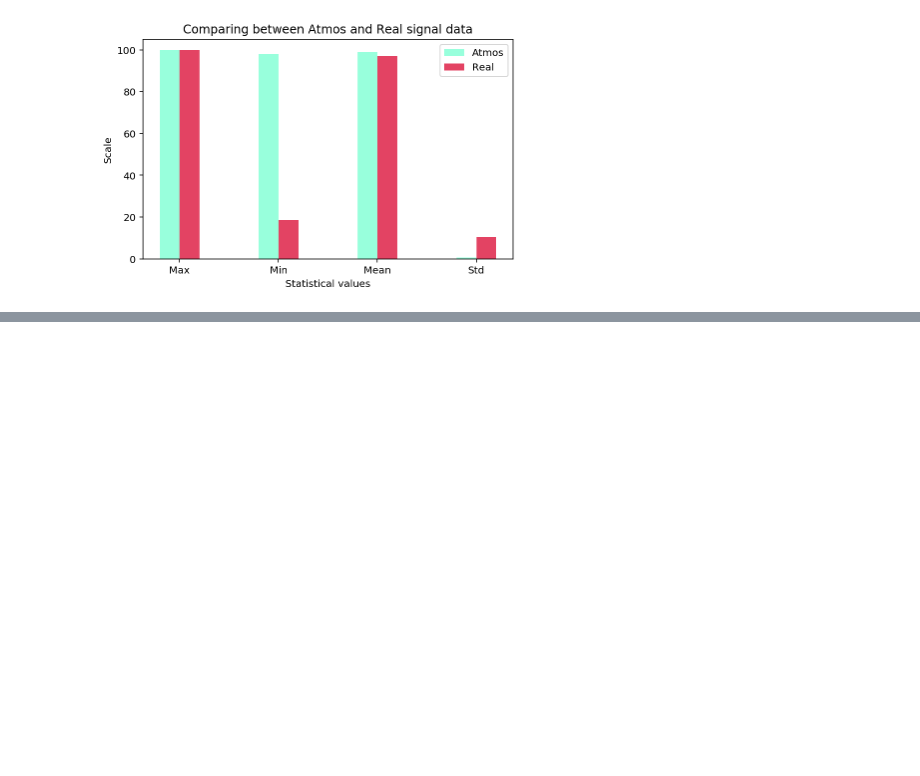
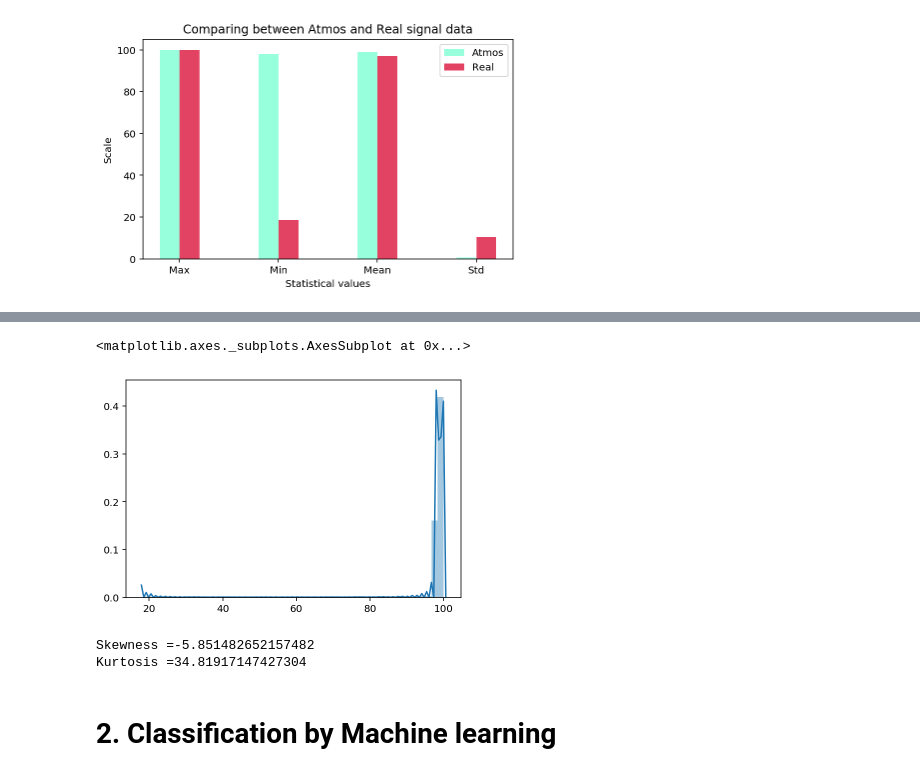
Before and after one commit to parinyad123/Anarmaly_Detection, a Jupyter notebook: anormaly.ipynb, the cells around one changed output, grey strips where cells are left out. Drawn from its saved outputs; the diff is of its cells as text; code cells hidden in the pictures; blank space fills up the shorter version.

```diff
--- a/anormaly.ipynb
+++ b/anormaly.ipynb
@@ -257,0 +210,15 @@ SyntaxError: invalid syntax (<ipython-input-163-a721047dc715>, line 1)
+# %%
+sns.distplot(real)
+# %% [output]
+<matplotlib.axes._subplots.AxesSubplot at 0x...>
+[figure, added]
+# %%
+from scipy.stats import skew , kurtosis
+
+print('Skewness =' +str(skew(real)))
+print('Kurtosis =' +str(kurtosis(real)))
+# %% [output]
+Skewness =-5.851482652157482
+Kurtosis =34.81917147427304
+# %% [markdown]
+# 2. Classification by Machine learning
```
Also changed, not shown: parts of 15 cells of this notebook.
